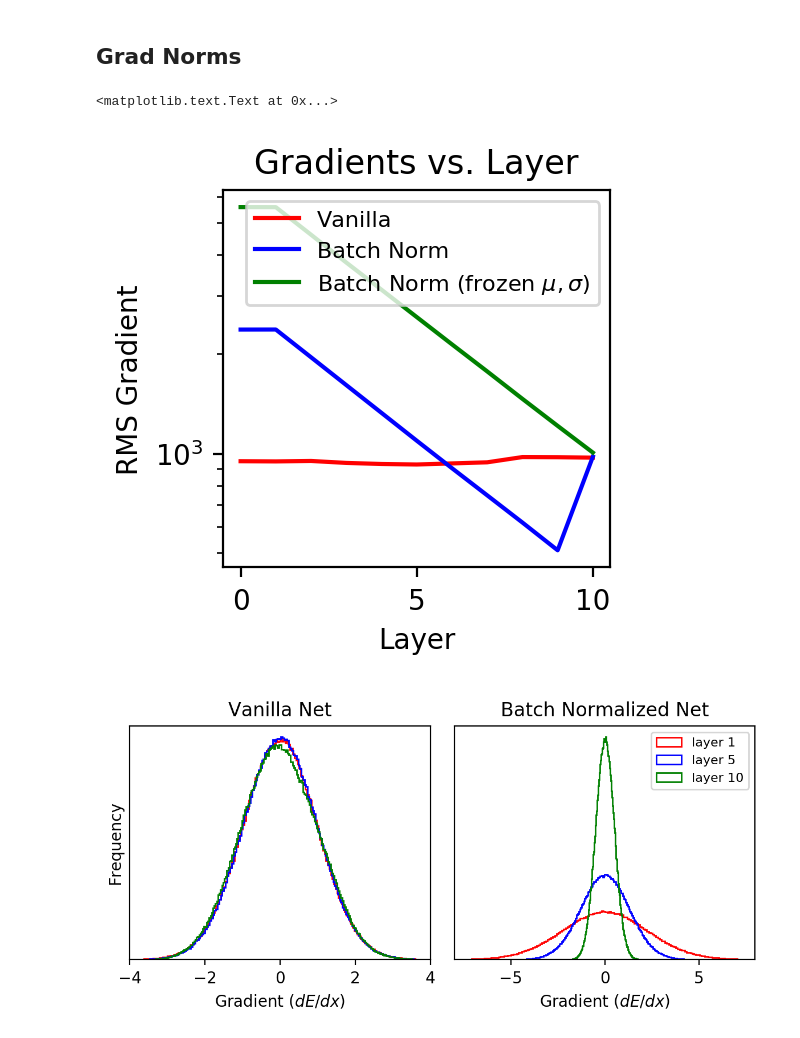
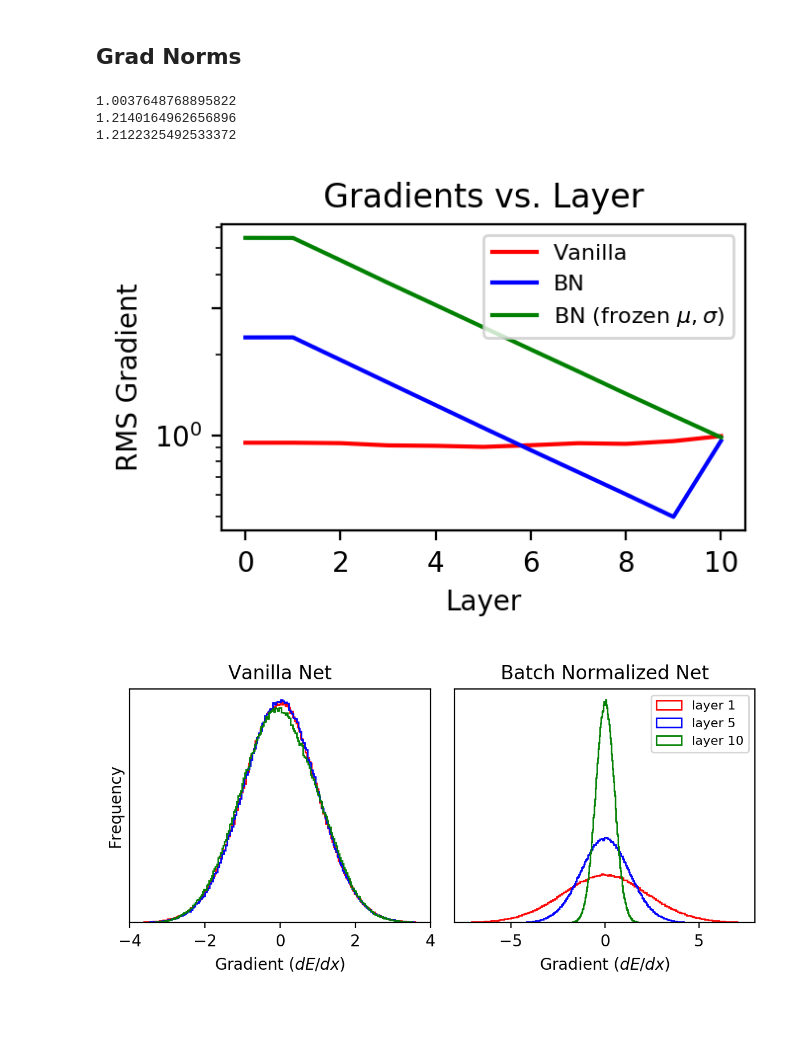
Before and after one commit to KyleLuther/kyleluther.github.io, a Jupyter notebook: code/batchnorm.ipynb, the cells around one changed output. Cells and saved outputs as stored; diff of their text form; code cells hidden in the pictures; blank space fills up the shorter version.

```diff
--- a/code/batchnorm.ipynb
+++ b/code/batchnorm.ipynb
@@ -117,28 +117,41 @@ e.backward()
 # %%
 bins = 250
 title_fontsize=12
 axlabel_fontsize=10
 legend_fontsize=8
 
-plt.figure(figsize=(2.5,2.5), dpi=200)
+plt.figure(figsize=(3.5,2.5), dpi=200)
 
-gxs_vn = [x.grad.norm().item() for x in xs_vn]
-gxs_bn = [x.grad.norm().item() for x in xs_bn]
-gxs_fn = [x.grad.norm().item() for x in xs_fn]
+gxs_vn = [(x.grad**2).mean().sqrt().item() for x in xs_vn]
+gxs_bn = [(x.grad**2).mean().sqrt().item() for x in xs_bn]
+gxs_fn = [(x.grad**2).mean().sqrt().item() for x in xs_fn]
 
 plt.plot(gxs_vn, color='red', label='Vanilla')
-plt.plot(gxs_bn, color='blue', label='Batch Norm')
-plt.plot(gxs_fn, color='green', label=r'Batch Norm (frozen $\mu,\sigma$)')
+plt.plot(gxs_bn, color='blue', label='BN')
+plt.plot(gxs_fn, color='green', label=r'BN (frozen $\mu,\sigma$)')
 
 plt.yscale('log')
 
 plt.legend(fontsize=legend_fontsize)
 plt.xlabel('Layer', fontsize=axlabel_fontsize)
 plt.ylabel('RMS Gradient', fontsize=axlabel_fontsize)
 plt.title('Gradients vs. Layer', fontsize=title_fontsize)
+
+plt.yticks([1,3])
+import matplotlib
+plt.gca().get_xaxis().set_major_formatter(matplotlib.ticker.ScalarFormatter())
+
+plt.tight_layout()
+plt.savefig('hist_widths.png')
+
+print(gxs_vn[1] / gxs_vn[2])
+print(gxs_bn[1] / gxs_bn[2])
+print(gxs_fn[1] / gxs_fn[2])
 # %% [output]
-<matplotlib.text.Text at 0x...>
+1.0037648768895822
+1.2140164962656896
+1.2122325492533372
-[figure, old version]
+[figure, new version]
 # %%
 bins = 250
 title_fontsize=12
```
Also changed, not shown: 5 other files.
